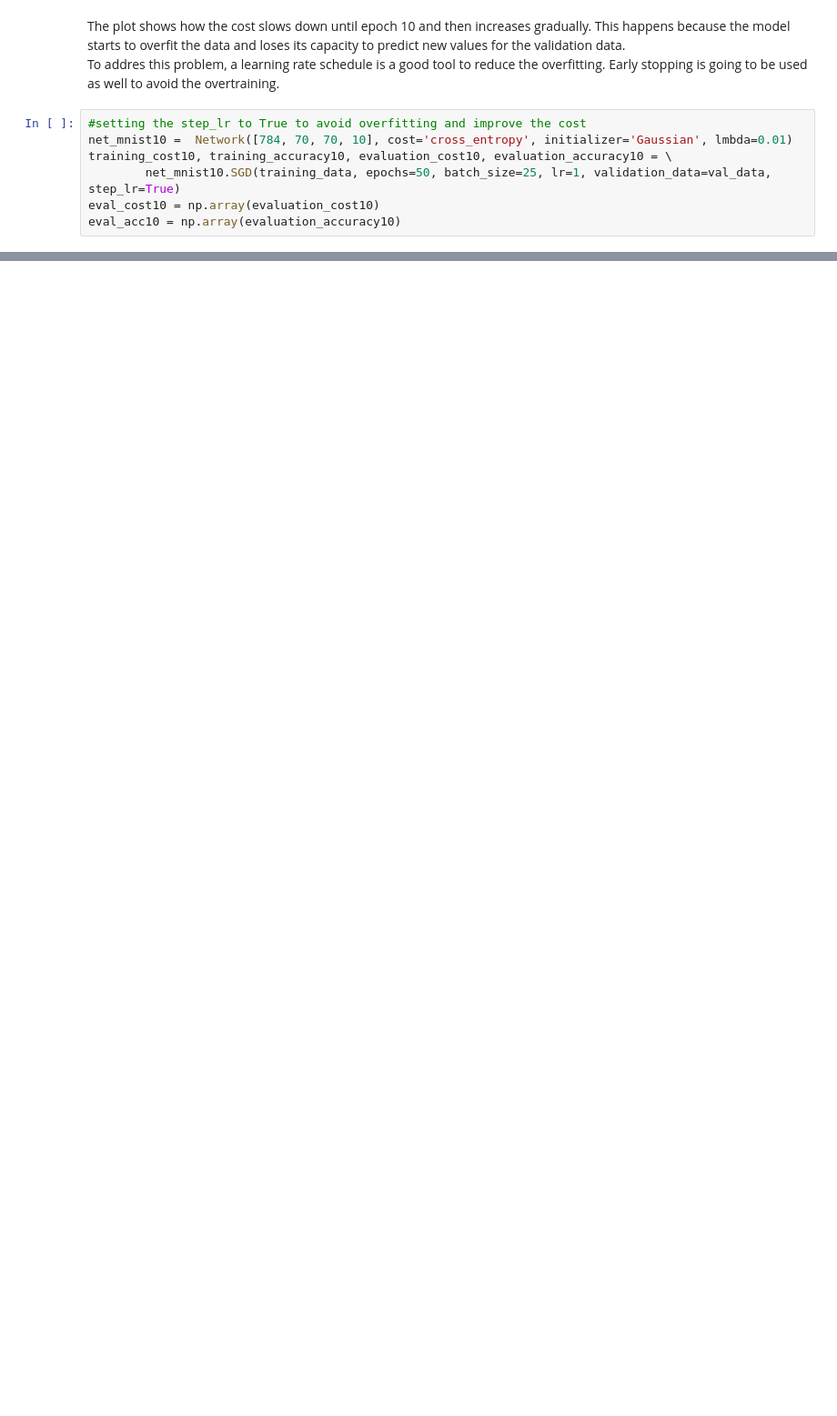
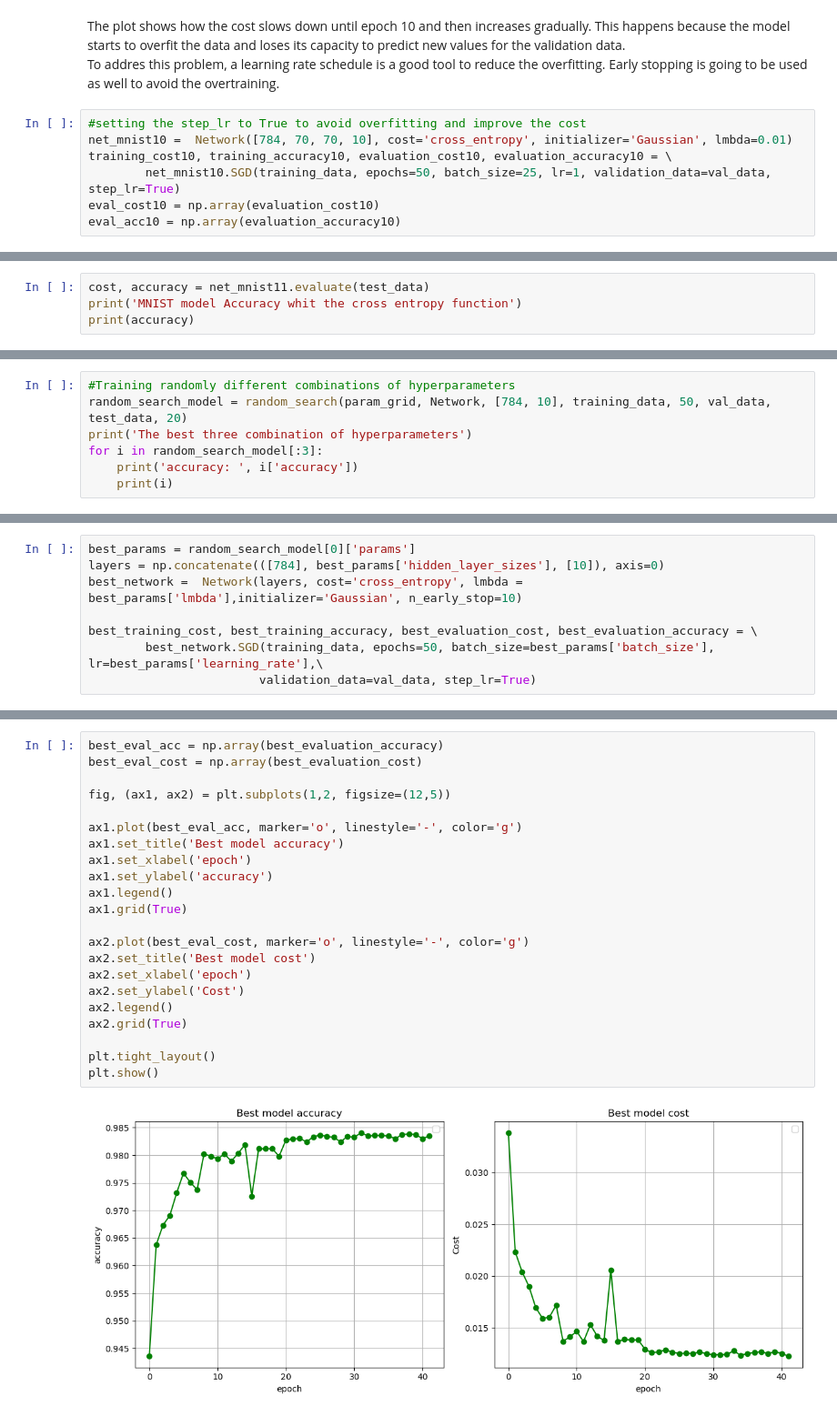
Before and after one commit to Miguel9Angel/Neural-Network, a Jupyter notebook: notebooks/testing_models.ipynb, the cells around one changed output, grey strips where cells are left out. Shown: that part at 91% size. Cells and saved outputs as stored; diff of their text form; blank space fills up the shorter version.

Commit message:
Random search done, with best hyperparameters

```diff
--- a/notebooks/testing_models.ipynb
+++ b/notebooks/testing_models.ipynb
@@ -249,0 +247,4 @@ MNIST model Accuracy whit the cross entropy function
+# %%
+cost, accuracy = net_mnist11.evaluate(test_data)
+print('MNIST model Accuracy whit the cross entropy function')
+print(accuracy)
@@ -289,0 +307,7 @@ print("Accuracy en validación:", accuracy)
+# %%
+#Training randomly different combinations of hyperparameters
+random_search_model = random_search(param_grid, Network, [784, 10], training_data, 50, val_data, test_data, 20)
+print('The best three combination of hyperparameters')
+for i in random_search_model[:3]:
+    print('accuracy: ', i['accuracy'])
+    print(i)
@@ -289,0 +335,8 @@ print("Accuracy en validación:", accuracy)
+# %%
+best_params = random_search_model[0]['params']
+layers = np.concatenate(([784], best_params['hidden_layer_sizes'], [10]), axis=0)
+best_network =  Network(layers, cost='cross_entropy', lmbda = best_params['lmbda'],initializer='Gaussian', n_early_stop=10)
+
+best_training_cost, best_training_accuracy, best_evaluation_cost, best_evaluation_accuracy = \
+        best_network.SGD(training_data, epochs=50, batch_size=best_params['batch_size'], lr=best_params['learning_rate'],\
+                        validation_data=val_data, step_lr=True)
@@ -289,0 +345,24 @@ print("Accuracy en validación:", accuracy)
+# %%
+best_eval_acc = np.array(best_evaluation_accuracy)
+best_eval_cost = np.array(best_evaluation_cost)
+
+fig, (ax1, ax2) = plt.subplots(1,2, figsize=(12,5))
+
+ax1.plot(best_eval_acc, marker='o', linestyle='-', color='g')
+ax1.set_title('Best model accuracy')
+ax1.set_xlabel('epoch')
+ax1.set_ylabel('accuracy')
+ax1.legend()
+ax1.grid(True)
+
+ax2.plot(best_eval_cost, marker='o', linestyle='-', color='g')
+ax2.set_title('Best model cost')
+ax2.set_xlabel('epoch')
+ax2.set_ylabel('Cost')
+ax2.legend()
+ax2.grid(True)
+
+plt.tight_layout()
+plt.show()
+# %% [output]
+[figure, added]
```
Also changed, not shown: parts of 21 cells of this notebook.
